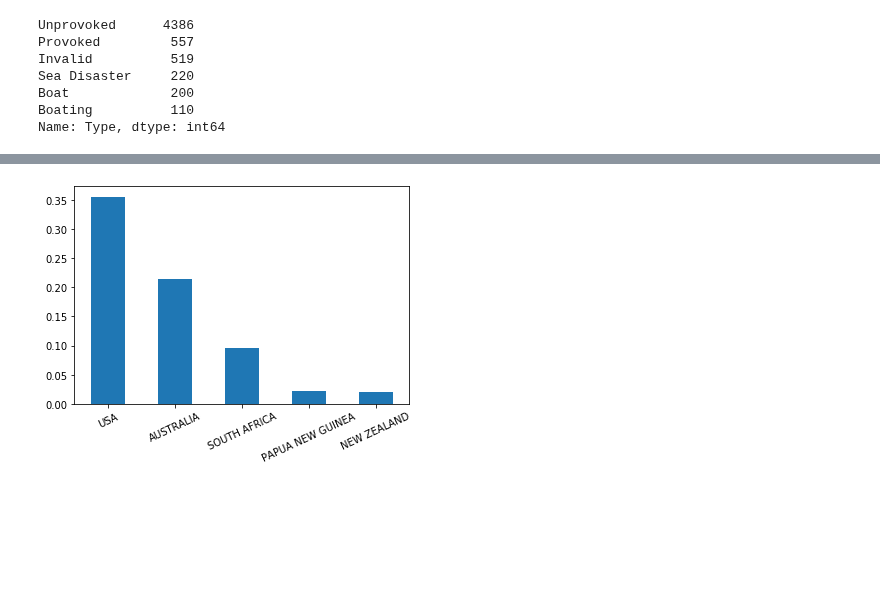
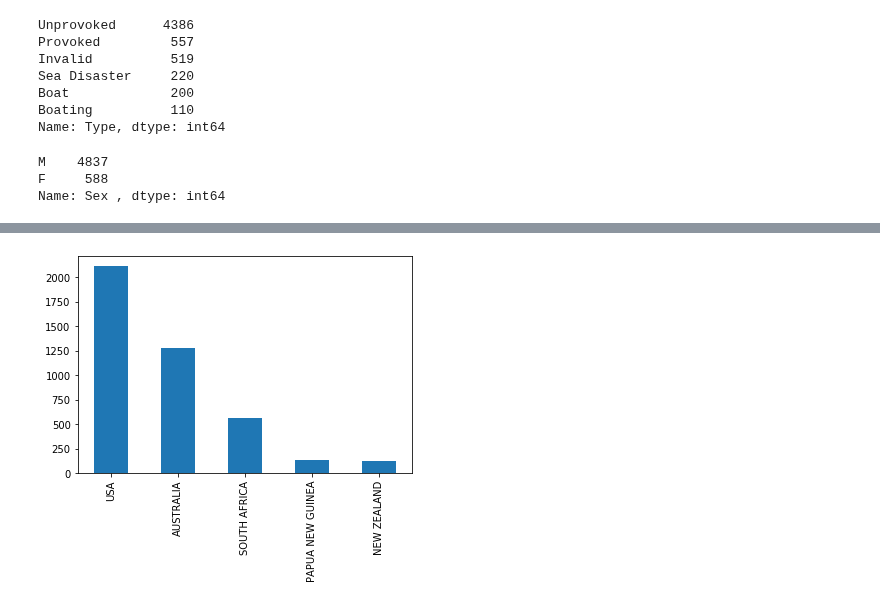
Before and after one commit to ironhack-datalabs/datamad0819, a Jupyter notebook: module-1/pandas-project/your-code/main.ipynb, the cells around one changed output, grey strips where cells are left out. Drawn from its saved outputs; the diff is of its cells as text; code cells hidden in the pictures; blank space fills up the shorter version.

Commit message:
Readme, output, images and main

```diff
--- a/module-1/pandas-project/your-code/main.ipynb
+++ b/module-1/pandas-project/your-code/main.ipynb
@@ -119,6 +128,13 @@ Sea Disaster     220
 Boat             200
 Boating          110
 Name: Type, dtype: int64
+# %%
+sharksdf.loc[sharksdf["Sex "] == "N", 'Sex '] = "F"
+print(sharksdf["Sex "].value_counts())
+# %% [output]
+M    4837
+F     588
+Name: Sex , dtype: int64
 # %%
 #Quito estas columnas ya que o son repetidas o pueden ser derivables a partir de otros datos
 cleaned_sharksdf = sharksdf.drop(columns=["href formula","href","Case Number.1","Case Number.2","Unnamed: 22","Unnamed: 23"])
@@ -130,16 +146,8 @@ cleaned_sharksdf.head()
 | 2 | 2016.09.18.a | 18-Sep-16 | 2016 | Unprovoked | USA | Florida | New Smyrna Beach, Volusia County | Surfing | male | M | ... |
 | 3 | 2016.09.17 | 17-Sep-16 | 2016 | Unprovoked | AUSTRALIA | Victoria | Thirteenth Beach | Surfing | Rory Angiolella | M | ... |
 | 4 | 2016.09.15 | 16-Sep-16 | 2016 | Unprovoked | AUSTRALIA | Victoria | Bells Beach | Surfing | male | M | ... |
-# %%
-#Muestra los 5 paises con más ataques de tiburones
-countryNums = sharksdf["Country"].value_counts(normalize=True)
-threshold = 0.02
-mask = countryNums > threshold
-tail_prob = countryNums.loc[~mask].sum()
-countryNums = countryNums.loc[mask]
-#countryNums['other'] = tail_prob
-countryNums.plot(kind='bar')
-plt.xticks(rotation=25)
-plt.show()
-# %% [output]
-[figure, removed]
+# %%
+#5 paises con más ataques de tiburones
+cleaned_sharksdf['Country'].value_counts().nlargest(5).plot(kind='bar');
+# %% [output]
+[figure, added]
```
Also changed, not shown: parts of 12 cells of this notebook, 10 other files.
